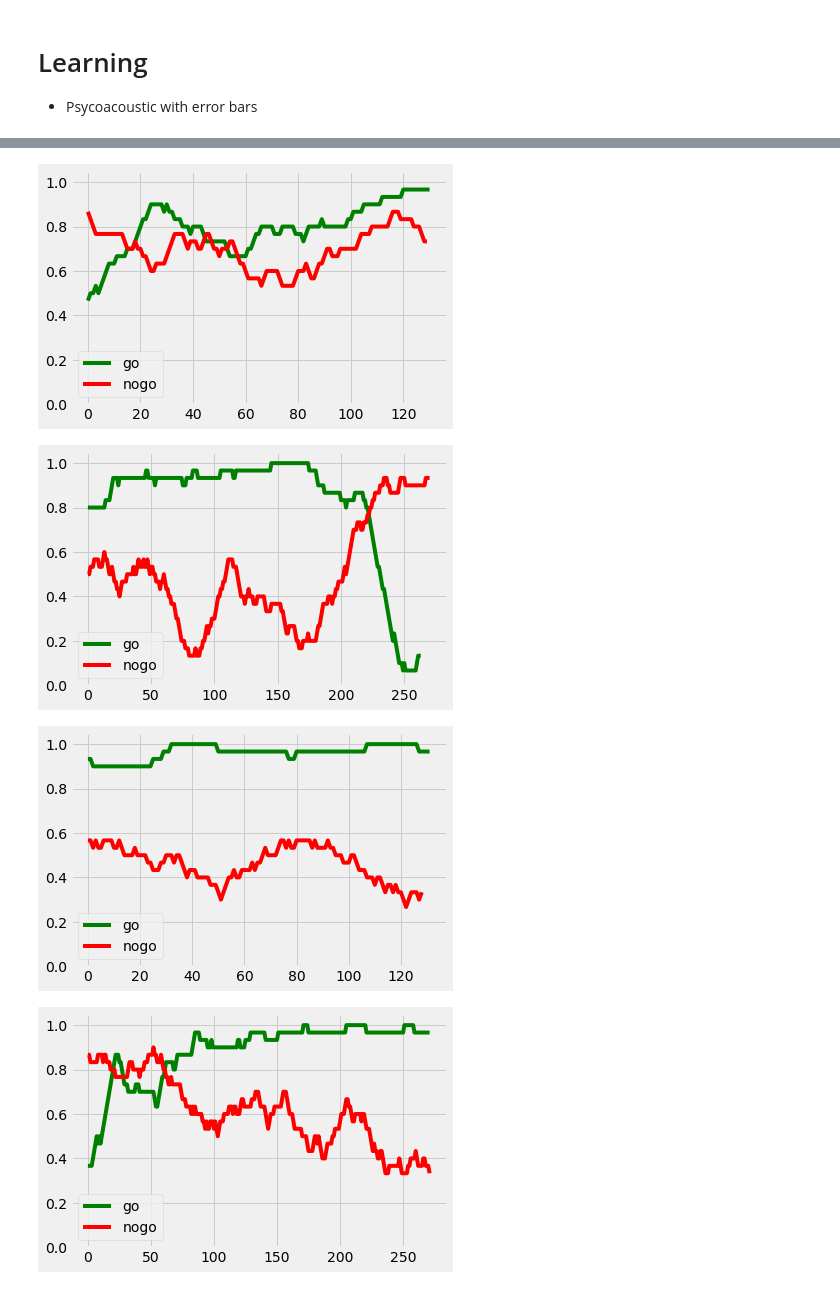
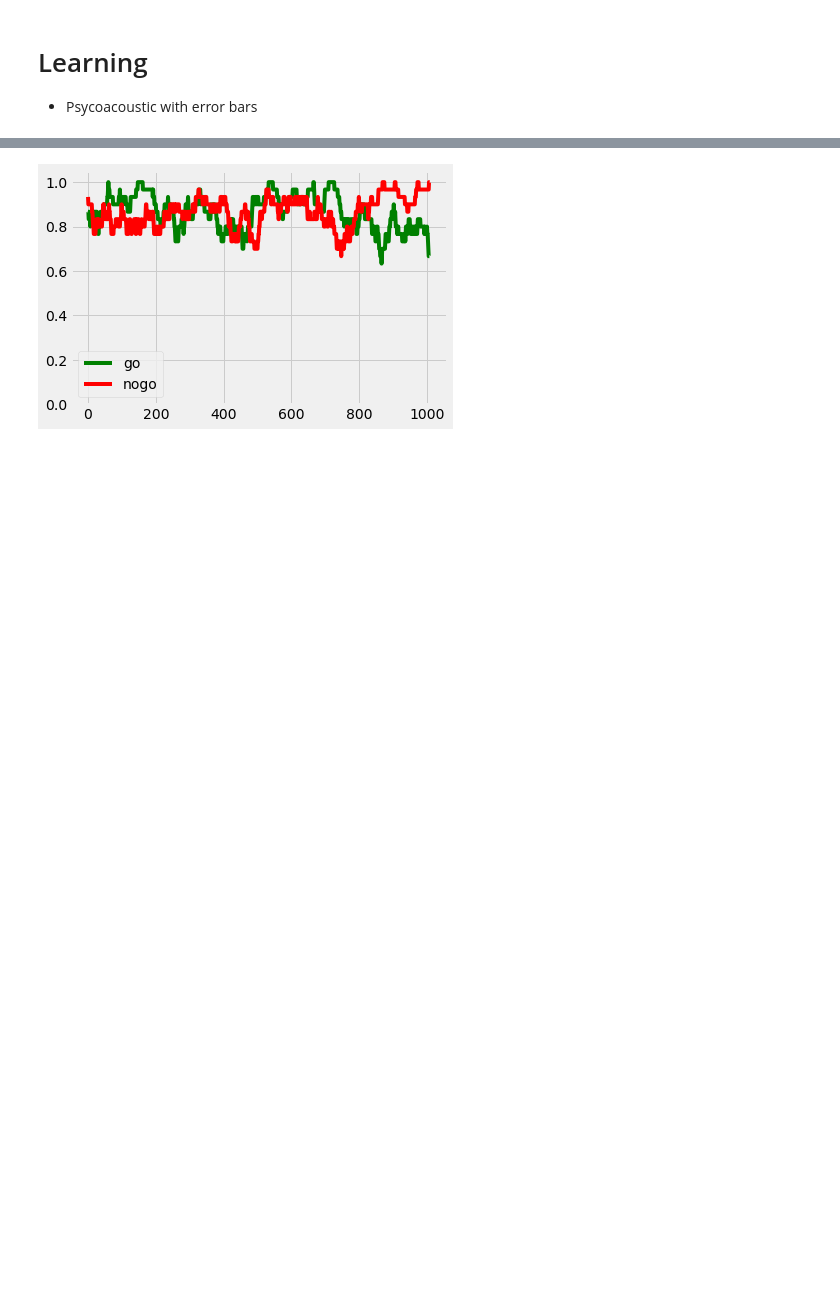
Before and after one commit to AntoninVerdier/Utilities, a Jupyter notebook: Elphy_Analysis/MFB_Figures.ipynb, the cells around one changed output, grey strips where cells are left out. Saved outputs shown, nothing was run; the diff lists cells and outputs as text; code cells hidden in the pictures; blank space fills up the shorter version.

```diff
--- a/Elphy_Analysis/MFB_Figures.ipynb
+++ b/Elphy_Analysis/MFB_Figures.ipynb
@@ -148,4 +157,4 @@ mice_mfb_dis = load_MFB(tag='DIS', verbose=False, rmgaps='Brice')
 # %%
-mice_water_pc = load_water(batch3=False, verbose=False, tag='PC', rmgaps='Brice')
-mice_mfb_pc = load_MFB(tag='PC', verbose=False, rmgaps='Brice')
+mice_water_pc = load_water(batch3=False, verbose=False, tag='PC', rmgaps='Antonin', linkday=True)
+mice_mfb_pc = load_MFB(tag='PC', verbose=False, rmgaps='Antonin')
 # %% [output]
@@ -160,4 +169,4 @@ mice_mfb_pc = load_MFB(tag='PC', verbose=False, rmgaps='Brice')
 # %%
-mice_water_disc = load_water(batch3=True, verbose=False, tag='DISC', rmgaps='Brice')
-mice_mfb_disc = load_MFB(tag='DISC', verbose=False, rmgaps='Brice')
+mice_water_disc = load_water(batch3=True, verbose=True, tag='DISC', rmgaps='Antonin', linkday=True)
+mice_mfb_disc = load_MFB(tag='DISC', verbose=False, rmgaps='Antonin')
 # %% [output]
@@ -332,7 +369,7 @@ plt.show()
 # Learning
 - Psycoacoustic with error bars
 # %%
-mice_water_pc = load_water(batch3=False, verbose=False, tag='PC', rmgaps=True)
-mice_mfb_pc = load_MFB(tag='PC', verbose=False)
+mice_water_pc = load_water(batch3=False, verbose=False, tag='PC', rmgaps='Antonin', linkday=True)
+mice_mfb_pc = load_MFB(tag='PC', verbose=False, rmgaps='Antonin')
 for mouse in mice_water_pc: mouse.select_best_trials(3)
 for mouse in mice_mfb_pc: mouse.keep_best_sessions(3)
@@ -480,4 +478,4 @@ plt.show()
 # %%
-mice_water_pc = load_water(batch3=False, verbose=False, tag='PC', rmgaps='Brice', linkday=True)
-mice_mfb_pc = load_MFB(tag='PC', verbose=False, rmgaps='Brice')
+mice_water_pc = load_water(batch3=False, verbose=False, tag='PC', rmgaps='Antonin', linkday=True)
+mice_mfb_pc = load_MFB(tag='PC', verbose=False, rmgaps='Antonin')
 # %% [output]
@@ -532,24 +513,24 @@ for i, s in enumerate(unique_mouse.elphy):
 # %%
 smoothness = 30
-mouse = mice_mfb_pc[0]
-for i in range(len(mouse.corrs)):
-    corrs = np.array(mouse.corrs[i])
-    idtrials = np.array(mouse.idtrials[i])
+mouse = mice_mfb_pc[3]
+trial = 2
 
-    gos = [c for c, t in zip(corrs, idtrials) if t == 1]
-    nogos = [c for c, t in zip(corrs, idtrials) if t == 2 | 0]
+corrs = np.array(mouse.corrs[trial])
+idtrials = np.array(mouse.idtrials[trial])
 
-    conv_gos = np.convolve(gos, np.ones(smoothness)/smoothness, mode='valid')
-    conv_nogos = np.convolve(nogos, np.ones(smoothness)/smoothness, mode='valid')
+gos = [c for c, t in zip(corrs, idtrials) if t == 1]
+nogos = [c for c, t in zip(corrs, idtrials) if t == 2]
 
-    plt.plot(conv_gos, c='green', label='go')
-    plt.plot(conv_nogos, c='red', label='nogo')
-    plt.ylim((0, 1.05))
-    plt.legend()
+conv_gos = np.convolve(gos, np.ones(smoothness)/smoothness, mode='valid')
+conv_nogos = np.convolve(nogos, np.ones(smoothness)/smoothness, mode='valid')
 
-    plt.show()
+np.save('Paper/Example Mouse MFB', (conv_gos, conv_nogos))
+
+plt.plot(conv_gos, c='green', label='go')
+plt.plot(conv_nogos, c='red', label='nogo')
+plt.ylim((0, 1.05))
+plt.legend()
+plt.savefig('Paper/Example mouse MFB.svg')
+plt.show()
 # %% [output]
-[figure, old version]
+[figure, new version]
-[figure, removed]
-[figure, removed]
-[figure, removed]
```
Also changed, not shown: parts of 15 cells of this notebook, 4 other files.
